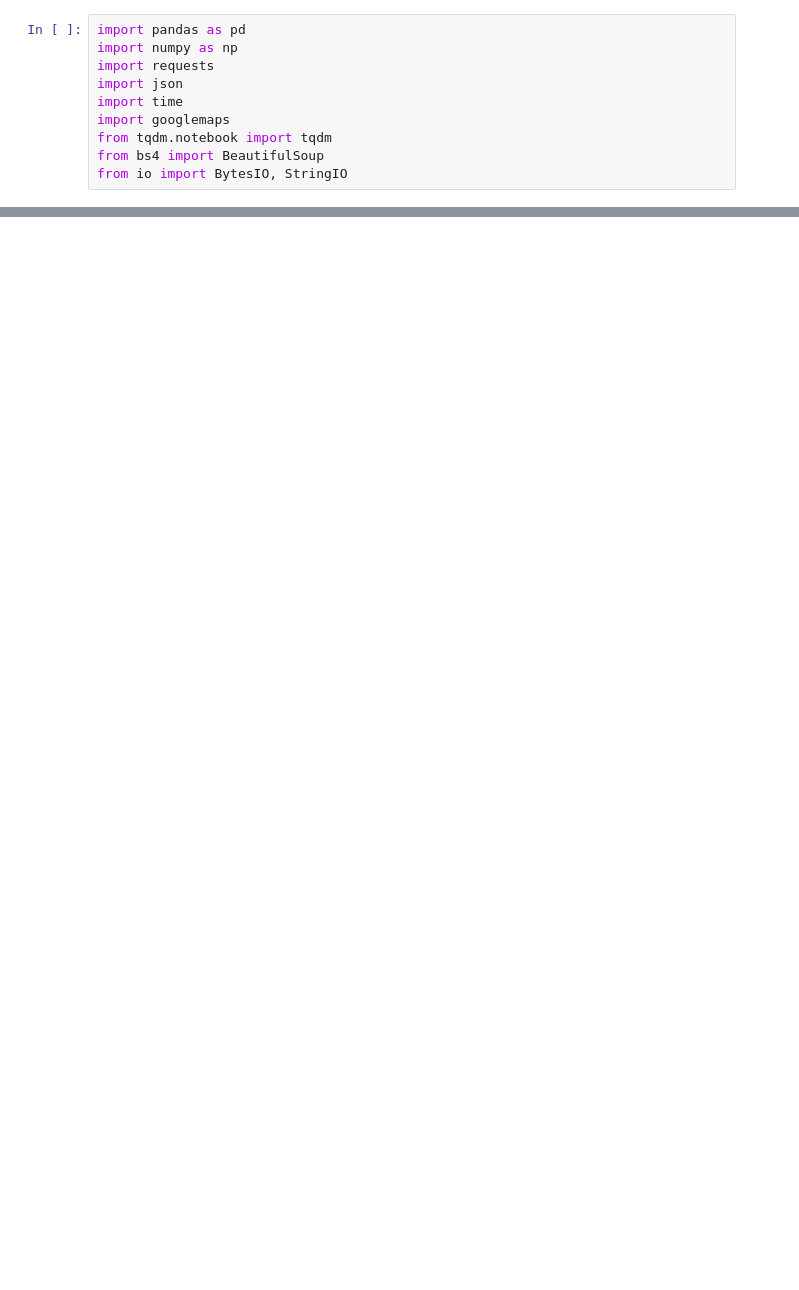
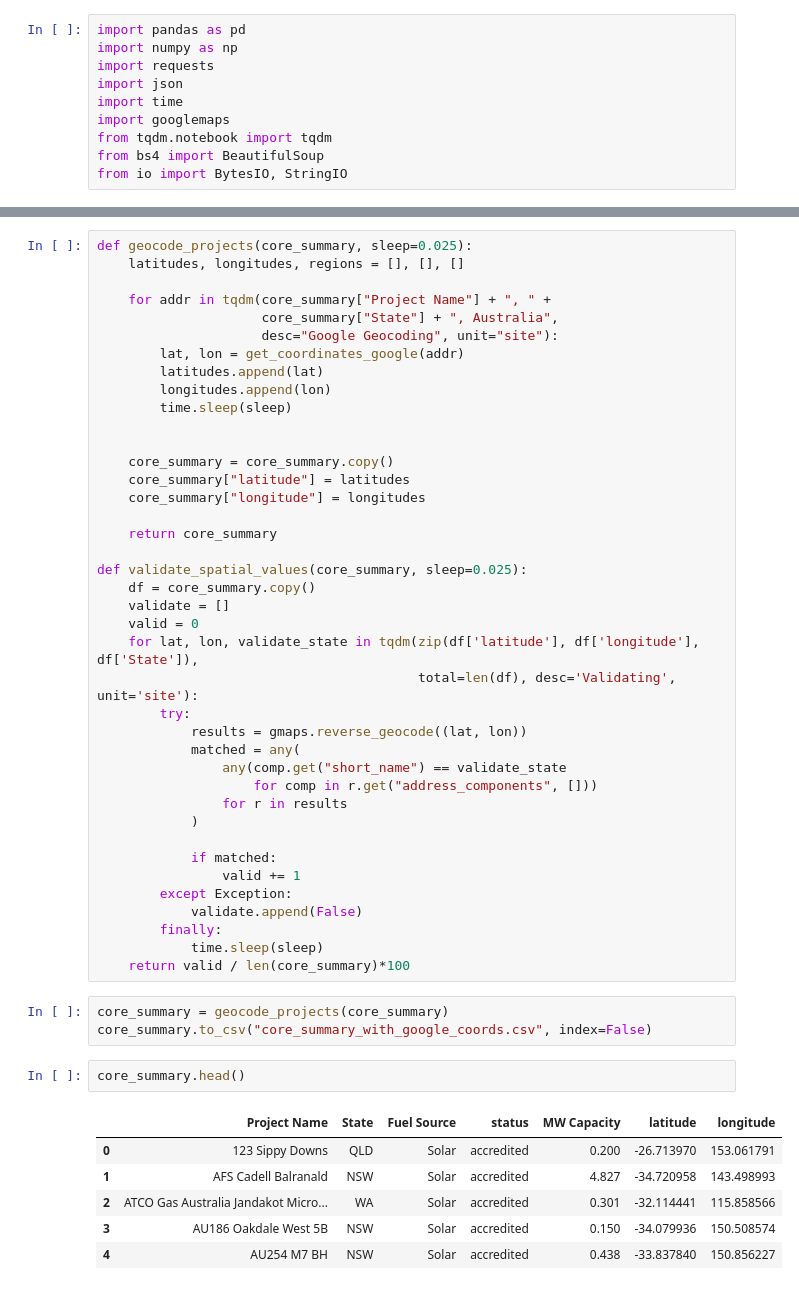
Before and after one commit to joelkurien/COMP5339Assignment, a Jupyter notebook: COMP5339_Ass1.ipynb, the cells around one changed output, grey strips where cells are left out. Cells and saved outputs as stored; diff of their text form; blank space fills up the shorter version.

```diff
--- a/COMP5339_Ass1.ipynb
+++ b/COMP5339_Ass1.ipynb
@@ -362,0 +364,52 @@ def reverse_get_region(lat, lon):
+# %%
+def geocode_projects(core_summary, sleep=0.025):
+    latitudes, longitudes, regions = [], [], []
+
+    for addr in tqdm(core_summary["Project Name"] + ", " +
+                     core_summary["State"] + ", Australia",
+                     desc="Google Geocoding", unit="site"):
+        lat, lon = get_coordinates_google(addr)
+        latitudes.append(lat)
+        longitudes.append(lon)
+        time.sleep(sleep)
+
+
+    core_summary = core_summary.copy()
+    core_summary["latitude"] = latitudes
+    core_summary["longitude"] = longitudes
+
+    return core_summary
+
+def validate_spatial_values(core_summary, sleep=0.025):
+    df = core_summary.copy()
+    validate = []
+    valid = 0
+    for lat, lon, validate_state in tqdm(zip(df['latitude'], df['longitude'], df['State']),
+                                         total=len(df), desc='Validating', unit='site'):
+        try:
+            results = gmaps.reverse_geocode((lat, lon))
+            matched = any(
+                any(comp.get("short_name") == validate_state
+                    for comp in r.get("address_components", []))
+                for r in results
+            )
+
+            if matched:
+                valid += 1
+        except Exception:
+            validate.append(False)
+        finally:
+            time.sleep(sleep)
+    return valid / len(core_summary)*100
+# %%
+core_summary = geocode_projects(core_summary)
+core_summary.to_csv("core_summary_with_google_coords.csv", index=False)
+# %%
+core_summary.head()
+# %% [output]
+|  | Project Name | State | Fuel Source | status | MW Capacity | latitude | longitude |
+| 0 | 123 Sippy Downs | QLD | Solar | accredited | 0.200 | -26.713970 | 153.061791 |
+| 1 | AFS Cadell Balranald | NSW | Solar | accredited | 4.827 | -34.720958 | 143.498993 |
+| 2 | ATCO Gas Australia Jandakot Micro... | WA | Solar | accredited | 0.301 | -32.114441 | 115.858566 |
+| 3 | AU186 Oakdale West 5B | NSW | Solar | accredited | 0.150 | -34.079936 | 150.508574 |
+| 4 | AU254 M7 BH | NSW | Solar | accredited | 0.438 | -33.837840 | 150.856227 |
```
Also changed, not shown: parts of 76 cells of this notebook.
